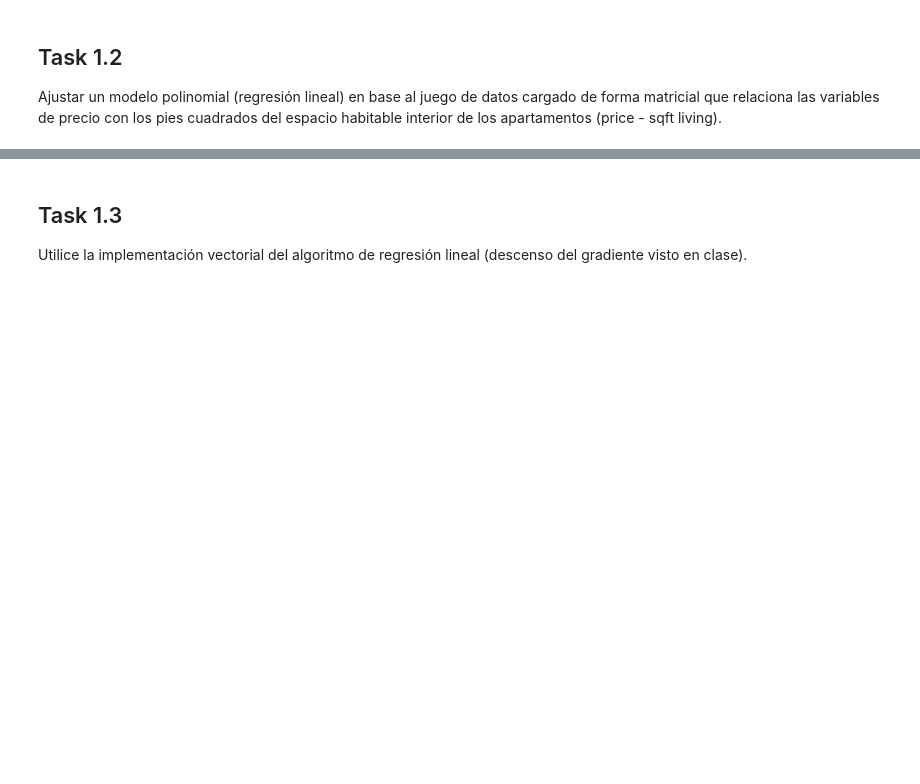
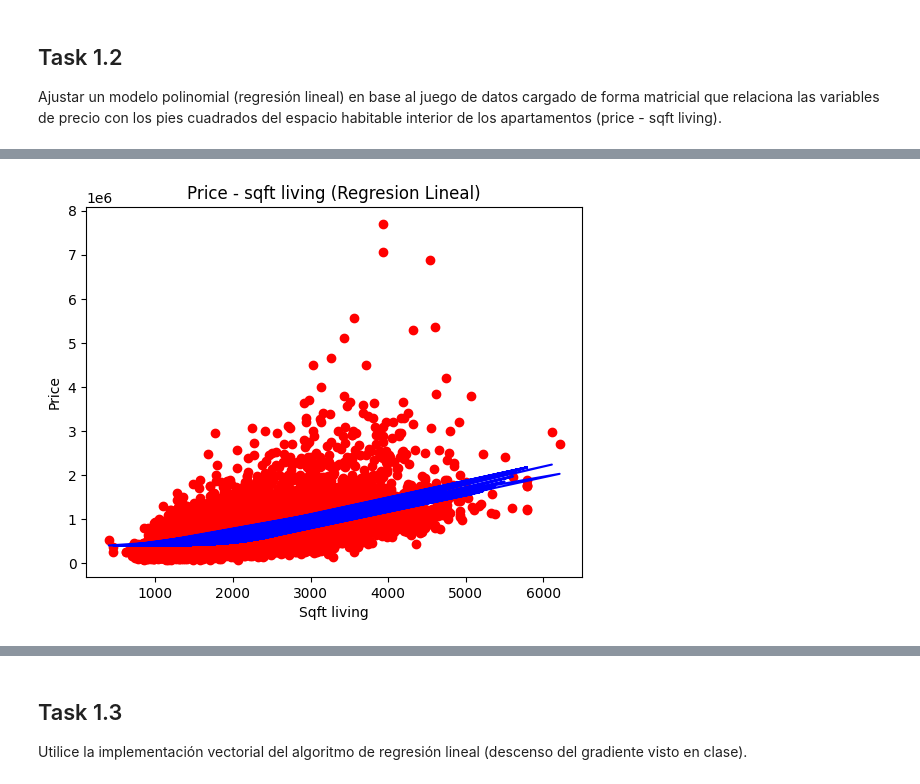
Before and after one commit to MaIsabelSolano/UVG_IA_Lab4, a Jupyter notebook: lab.ipynb, the cells around one changed output, grey strips where cells are left out. Drawn from its saved outputs; the diff is of its cells as text; code cells hidden in the pictures; blank space fills up the shorter version.

```diff
--- a/lab.ipynb
+++ b/lab.ipynb
@@ -32,0 +93,9 @@ las variables de precio con los pies cuadrados del espacio habitable interior de
+# %%
+plt.scatter(X, y, color = 'red')
+plt.plot(X, regresor_lin_2.predict(regresor_poli.fit_transform(X)), color = 'blue')
+plt.title('Price - sqft living (Regresion Lineal)')
+plt.xlabel('Sqft living')
+plt.ylabel('Price')
+plt.show()
+# %% [output]
+[figure, added]
```
Also changed, not shown: parts of 6 cells of this notebook.
